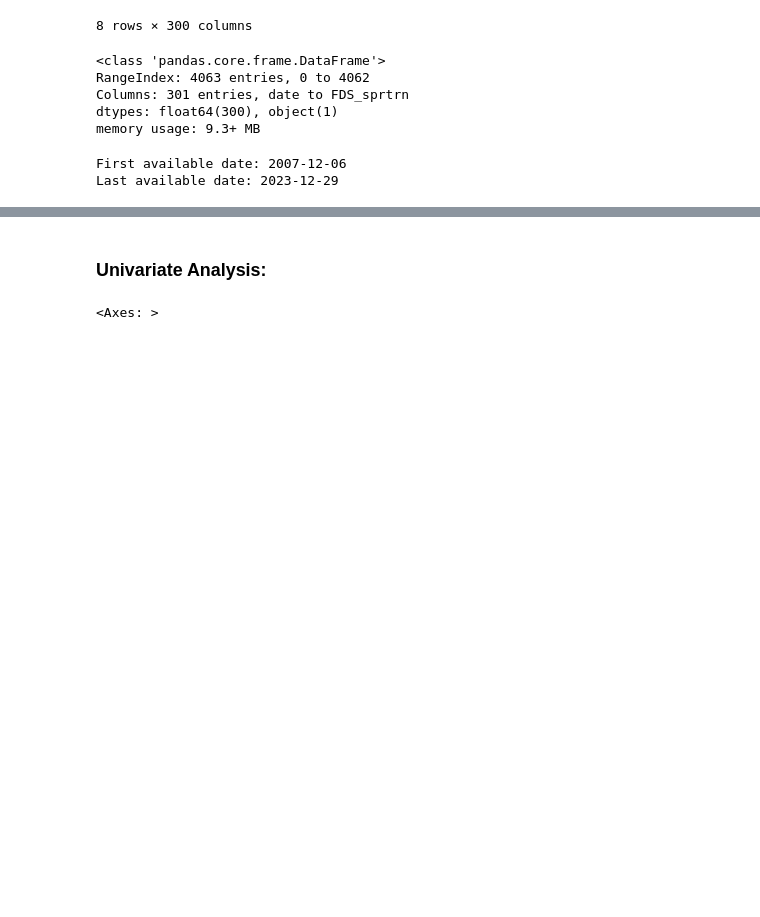
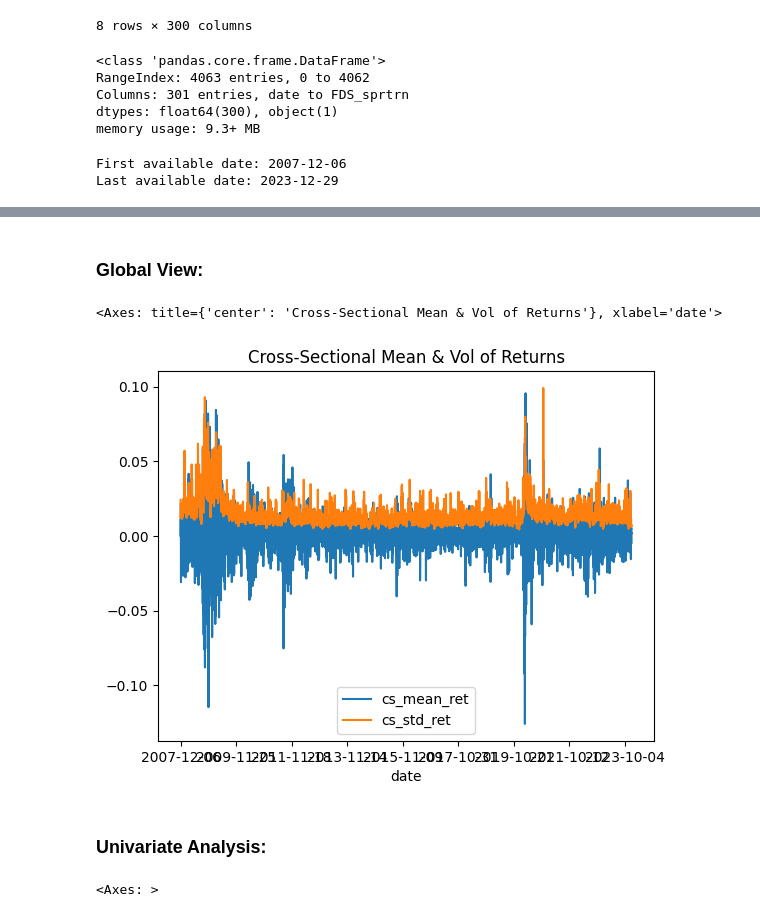
Before and after one commit to travisdesell/exact, a Jupyter notebook: financial_loss_functions/exploration.ipynb, the cells around one changed output, grey strips where cells are left out. Saved outputs shown, nothing was run; the diff lists cells and outputs as text; code cells hidden in the pictures; blank space fills up the shorter version.

Commit message:
dulicate dates found, cross-sec mean & vol plot added

```diff
--- a/financial_loss_functions/exploration.ipynb
+++ b/financial_loss_functions/exploration.ipynb
@@ -152,3 +221,14 @@ np.int64(0)
+# %% [markdown]
+### Global View:
+# %%
+ret_cols = [c for c in crsp_predictors.columns if c.endswith('_RET')]
+crsp_predictors['cs_mean_ret'] = crsp_predictors[ret_cols].mean(axis=1)
+crsp_predictors['cs_std_ret'] = crsp_predictors[ret_cols].std(axis=1)
+
+crsp_predictors.set_index('date')[['cs_mean_ret','cs_std_ret']].plot(title='Cross-Sectional Mean & Vol of Returns')
+# %% [output]
+<Axes: title={'center': 'Cross-Sectional Mean & Vol of Returns'}, xlabel='date'>
+[figure, added]
 # %% [markdown]
 ### Univariate Analysis:
 # %%
```
Also changed, not shown: parts of 8 cells of this notebook.
